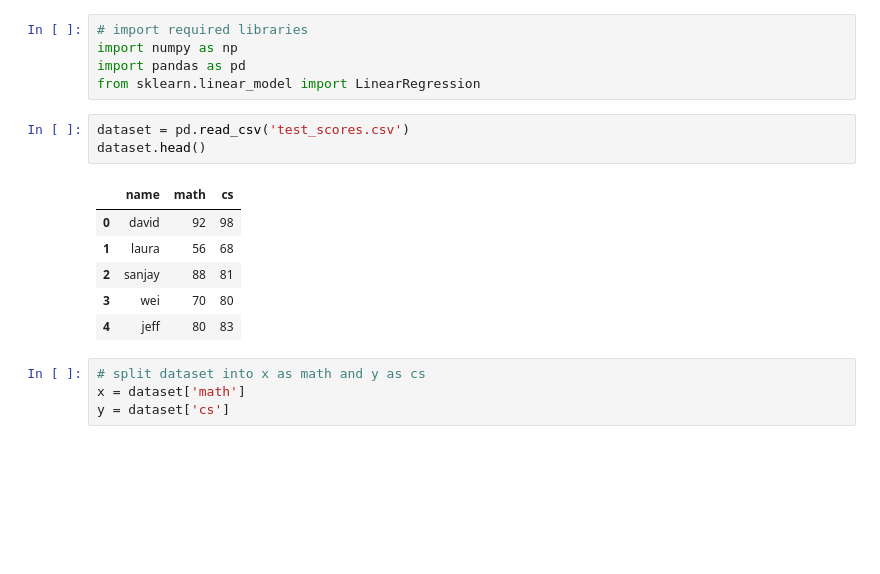
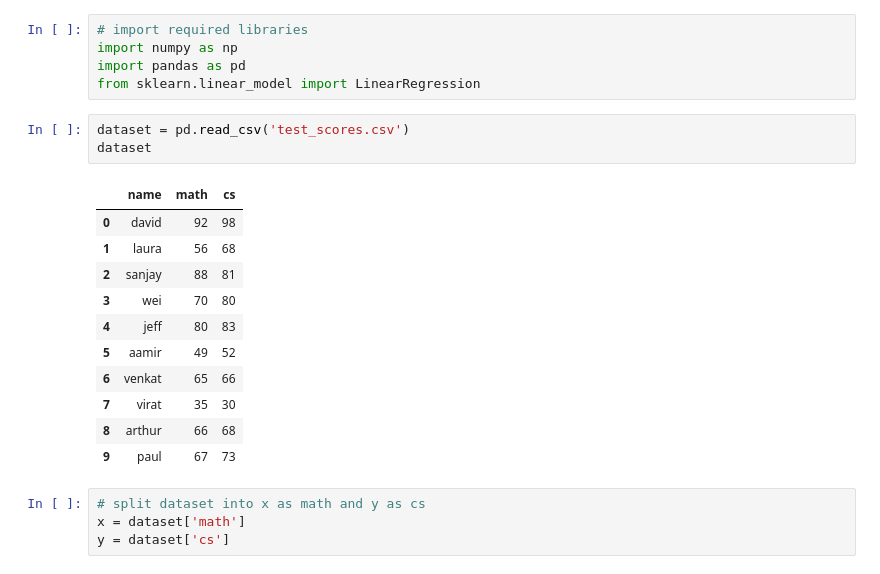
Before and after one commit to arfan64shah/Data_Science, a Jupyter notebook: Gradient_Descent/Gradient_Descent.ipynb, the cells around one changed output. Saved outputs shown, nothing was run; the diff lists cells and outputs as text; blank space fills up the shorter version.

```diff
--- a/Gradient_Descent/Gradient_Descent.ipynb
+++ b/Gradient_Descent/Gradient_Descent.ipynb
@@ -5,14 +5,19 @@ import pandas as pd
 from sklearn.linear_model import LinearRegression
 # %%
 dataset = pd.read_csv('test_scores.csv')
-dataset.head()
+dataset
 # %% [output]
 |  | name | math | cs |
 | 0 | david | 92 | 98 |
 | 1 | laura | 56 | 68 |
 | 2 | sanjay | 88 | 81 |
 | 3 | wei | 70 | 80 |
 | 4 | jeff | 80 | 83 |
+| 5 | aamir | 49 | 52 |
+| 6 | venkat | 65 | 66 |
+| 7 | virat | 35 | 30 |
+| 8 | arthur | 66 | 68 |
+| 9 | paul | 67 | 73 |
 # %%
 # split dataset into x as math and y as cs
 x = dataset['math']
```
Also changed, not shown: parts of 3 cells of this notebook, 1 other file.
